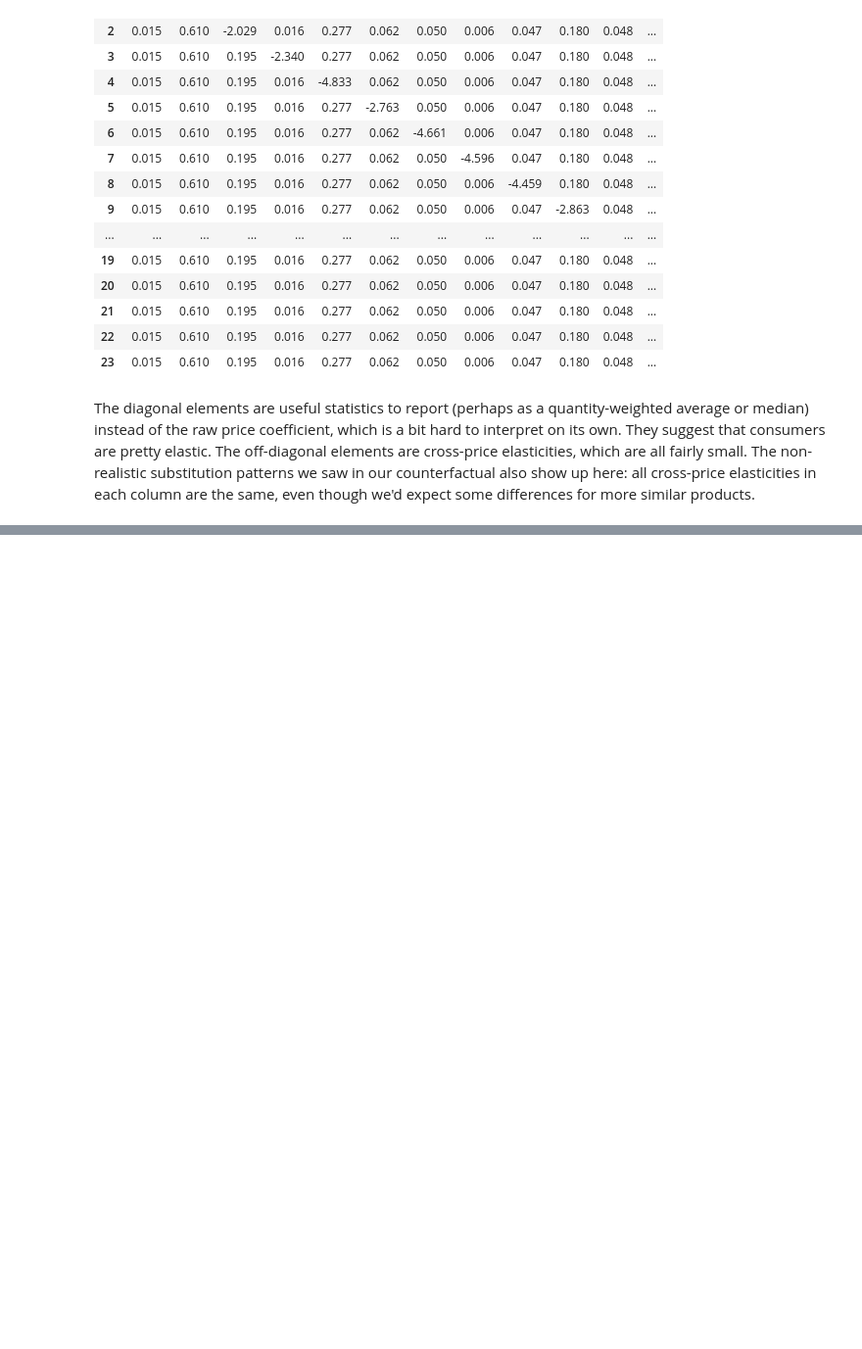
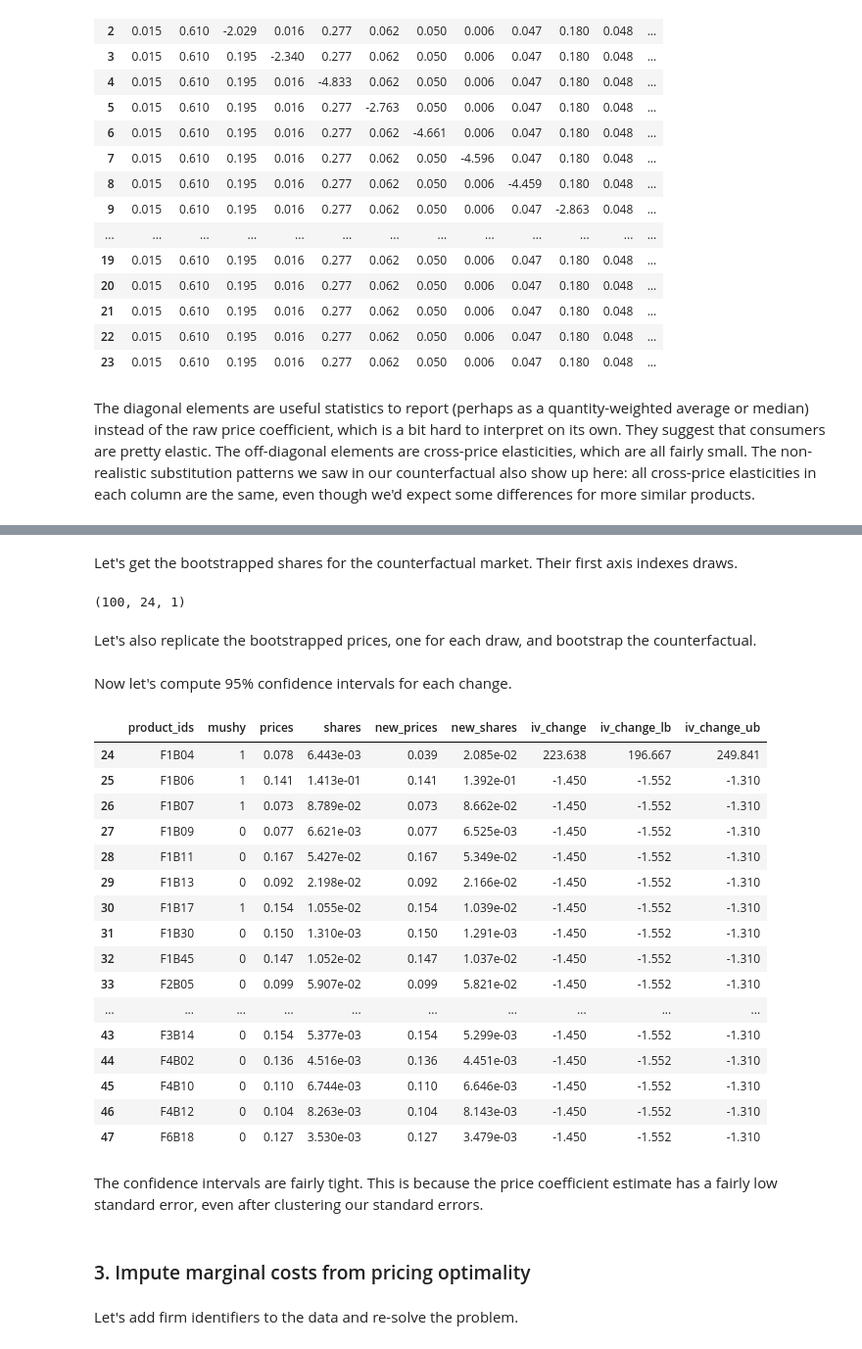
Before and after one commit to Mixtape-Sessions/Demand-Estimation, a Jupyter notebook: Exercises/Exercise-1/Solutions.ipynb, the cells around one changed output, grey strips where cells are left out. Shown at 98% size. Drawn from its saved outputs; the diff is of its cells as text; code cells hidden in the pictures; blank space fills up the shorter version.

```diff
--- a/Exercises/Exercise-1/Solutions.ipynb
+++ b/Exercises/Exercise-1/Solutions.ipynb
@@ -346,0 +358,8 @@ The diagonal elements are useful statistics to report (perhaps as a quantity-wei
+# %%
+cluster_results = cluster_problem.solve(method='1s', se_type='clustered')
+pd.DataFrame(index=fe_results.beta_labels, data={
+    ("Estimates", "Unclustered"): iv_results.beta.flat,
+    ("SEs", "Unclustered"): iv_results.beta_se.flat,
+    ("Estimates", "Clustered"): cluster_results.beta.flat,
+    ("SEs", "Clustered"): cluster_results.beta_se.flat,
+})
@@ -346,0 +376,3 @@ The diagonal elements are useful statistics to report (perhaps as a quantity-wei
+# %%
+bootstrap_results = cluster_results.bootstrap(draws=100, seed=0)
+bootstrap_results
@@ -346,0 +387,43 @@ The diagonal elements are useful statistics to report (perhaps as a quantity-wei
+# %% [markdown]
+Let's get the bootstrapped shares for the counterfactual market. Their first axis indexes draws.
+# %%
+bootstrap_shares = bootstrap_results.bootstrapped_shares[:, product_data['market_ids'] == counterfactual_market]
+bootstrap_shares.shape
+# %% [output]
+(100, 24, 1)
+# %% [markdown]
+Let's also replicate the bootstrapped prices, one for each draw, and bootstrap the counterfactual.
+# %%
+bootstrap_new_prices = np.tile(counterfactual_data['new_prices'].values, (100, 1))
+bootstrap_new_shares = bootstrap_results.compute_shares(market_id=counterfactual_market, prices=bootstrap_new_prices)
+bootstrap_changes = 100 * (bootstrap_new_shares - bootstrap_shares) / bootstrap_shares
+# %% [markdown]
+Now let's compute 95% confidence intervals for each change.
+# %%
+counterfactual_data['iv_change_lb'] = np.squeeze(np.percentile(bootstrap_changes, 2.5, axis=0))
+counterfactual_data['iv_change_ub'] = np.squeeze(np.percentile(bootstrap_changes, 97.5, axis=0))
+counterfactual_data
+# %% [output]
+|  | product_ids | mushy | prices | shares | new_prices | new_shares | iv_change | iv_change_lb | iv_change_ub |
+| 24 | F1B04 | 1 | 0.078 | 6.443e-03 | 0.039 | 2.085e-02 | 223.638 | 196.667 | 249.841 |
+| 25 | F1B06 | 1 | 0.141 | 1.413e-01 | 0.141 | 1.392e-01 | -1.450 | -1.552 | -1.310 |
+| 26 | F1B07 | 1 | 0.073 | 8.789e-02 | 0.073 | 8.662e-02 | -1.450 | -1.552 | -1.310 |
+| 27 | F1B09 | 0 | 0.077 | 6.621e-03 | 0.077 | 6.525e-03 | -1.450 | -1.552 | -1.310 |
+| 28 | F1B11 | 0 | 0.167 | 5.427e-02 | 0.167 | 5.349e-02 | -1.450 | -1.552 | -1.310 |
+| 29 | F1B13 | 0 | 0.092 | 2.198e-02 | 0.092 | 2.166e-02 | -1.450 | -1.552 | -1.310 |
+| 30 | F1B17 | 1 | 0.154 | 1.055e-02 | 0.154 | 1.039e-02 | -1.450 | -1.552 | -1.310 |
+| 31 | F1B30 | 0 | 0.150 | 1.310e-03 | 0.150 | 1.291e-03 | -1.450 | -1.552 | -1.310 |
+| 32 | F1B45 | 0 | 0.147 | 1.052e-02 | 0.147 | 1.037e-02 | -1.450 | -1.552 | -1.310 |
+| 33 | F2B05 | 0 | 0.099 | 5.907e-02 | 0.099 | 5.821e-02 | -1.450 | -1.552 | -1.310 |
+| ... | ... | ... | ... | ... | ... | ... | ... | ... | ... |
+| 43 | F3B14 | 0 | 0.154 | 5.377e-03 | 0.154 | 5.299e-03 | -1.450 | -1.552 | -1.310 |
+| 44 | F4B02 | 0 | 0.136 | 4.516e-03 | 0.136 | 4.451e-03 | -1.450 | -1.552 | -1.310 |
+| 45 | F4B10 | 0 | 0.110 | 6.744e-03 | 0.110 | 6.646e-03 | -1.450 | -1.552 | -1.310 |
+| 46 | F4B12 | 0 | 0.104 | 8.263e-03 | 0.104 | 8.143e-03 | -1.450 | -1.552 | -1.310 |
+| 47 | F6B18 | 0 | 0.127 | 3.530e-03 | 0.127 | 3.479e-03 | -1.450 | -1.552 | -1.310 |
+# %% [markdown]
+The confidence intervals are fairly tight. This is because the price coefficient estimate has a fairly low standard error, even after clustering our standard errors.
+# %% [markdown]
+### 3. Impute marginal costs from pricing optimality
+# %% [markdown]
+Let's add firm identifiers to the data and re-solve the problem.
```
Also changed, not shown: parts of 22 cells of this notebook, 1 other file.
